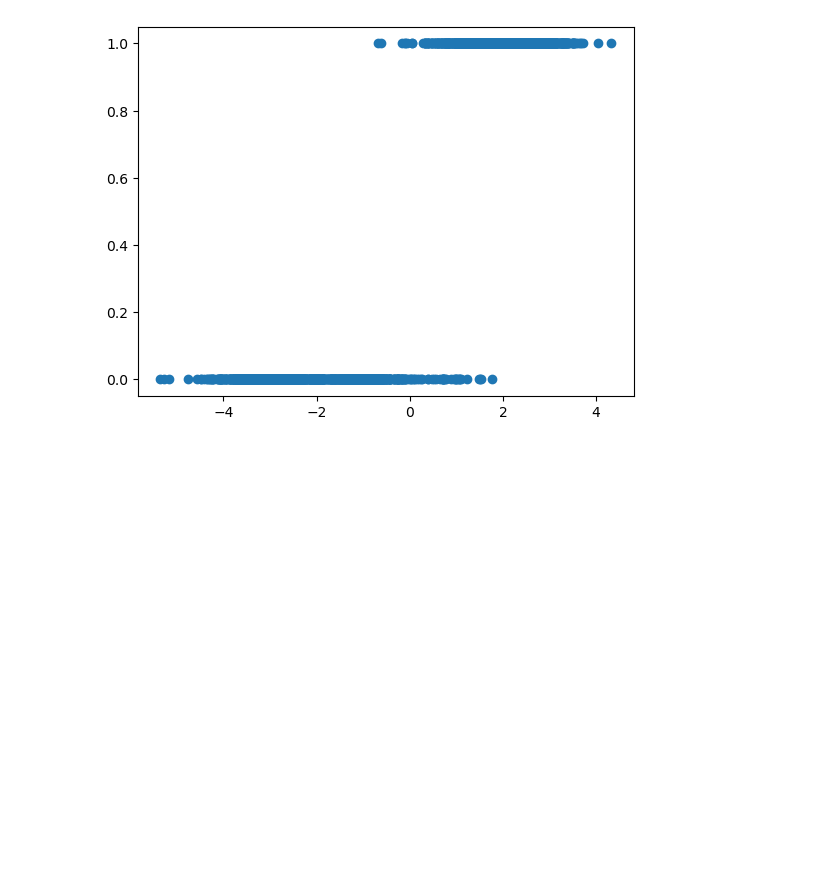
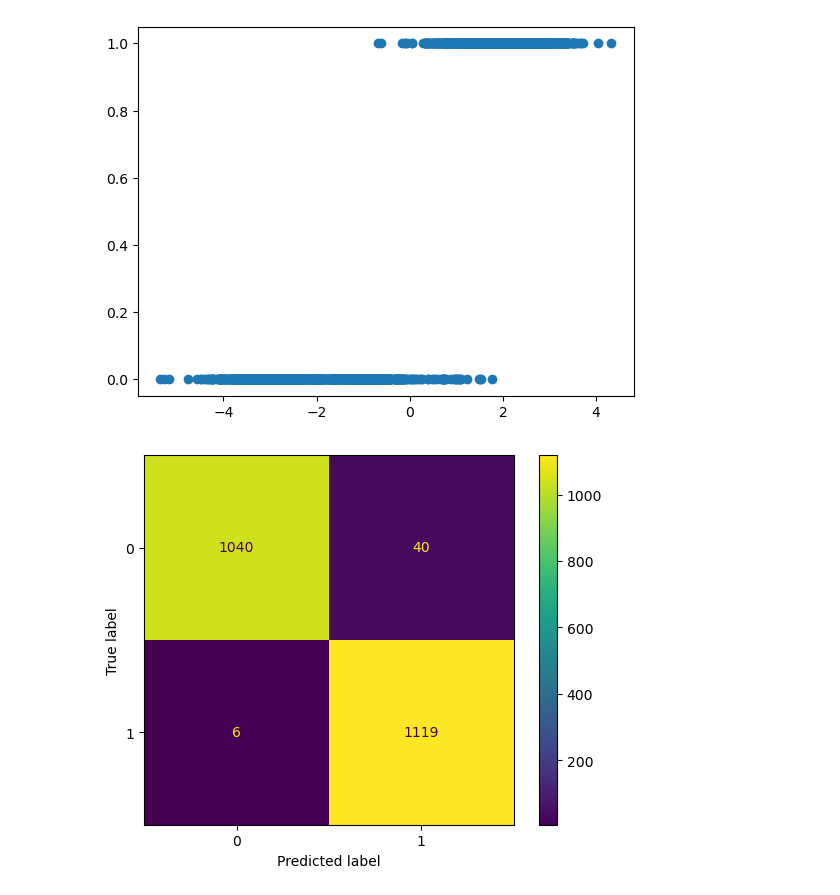
Before and after one commit to vcerchez/optimal-hydraulic, a Jupyter notebook: model.ipynb, the cells around one changed output. Drawn from its saved outputs; the diff is of its cells as text; code cells hidden in the pictures; blank space fills up the shorter version.

```diff
--- a/model.ipynb
+++ b/model.ipynb
@@ -209,7 +220,7 @@ ax.grid()
 # %% [markdown]
 ## LDA
 # %%
-lda = LinearDiscriminantAnalysis(n_components=1)
+clf = LinearDiscriminantAnalysis(n_components=1)
 # %%
-X_transformed = lda.fit_transform(X, y)
+X_transformed = clf.fit_transform(X, y)
 # %%
@@ -225,3 +236,12 @@ plt.scatter(X_transformed, y)
 # %% [output]
 <matplotlib.collections.PathCollection at 0x...>
 [figure]
+# %%
+y_hat = clf.predict(X)
+# %%
+cm = confusion_matrix(y, y_hat, labels=clf.classes_)
+disp = ConfusionMatrixDisplay(confusion_matrix=cm, display_labels=clf.classes_)
+disp.plot()
+plt.show()
+# %% [output]
+[figure, added]
```
Also changed, not shown: parts of 8 cells of this notebook.
